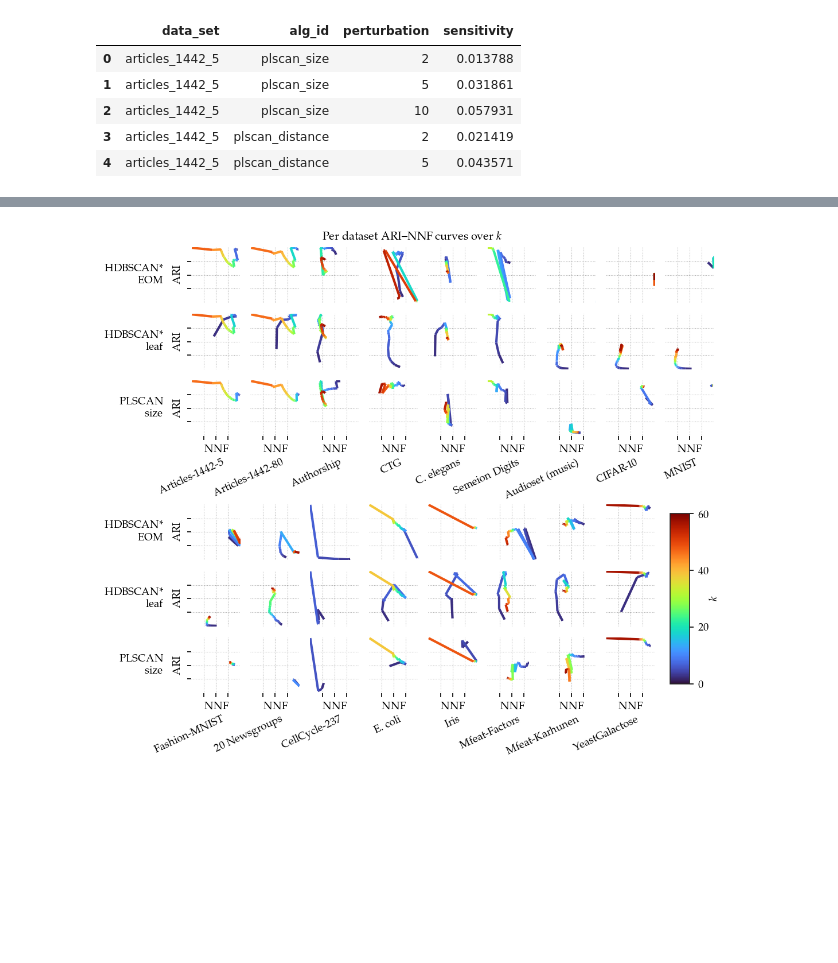
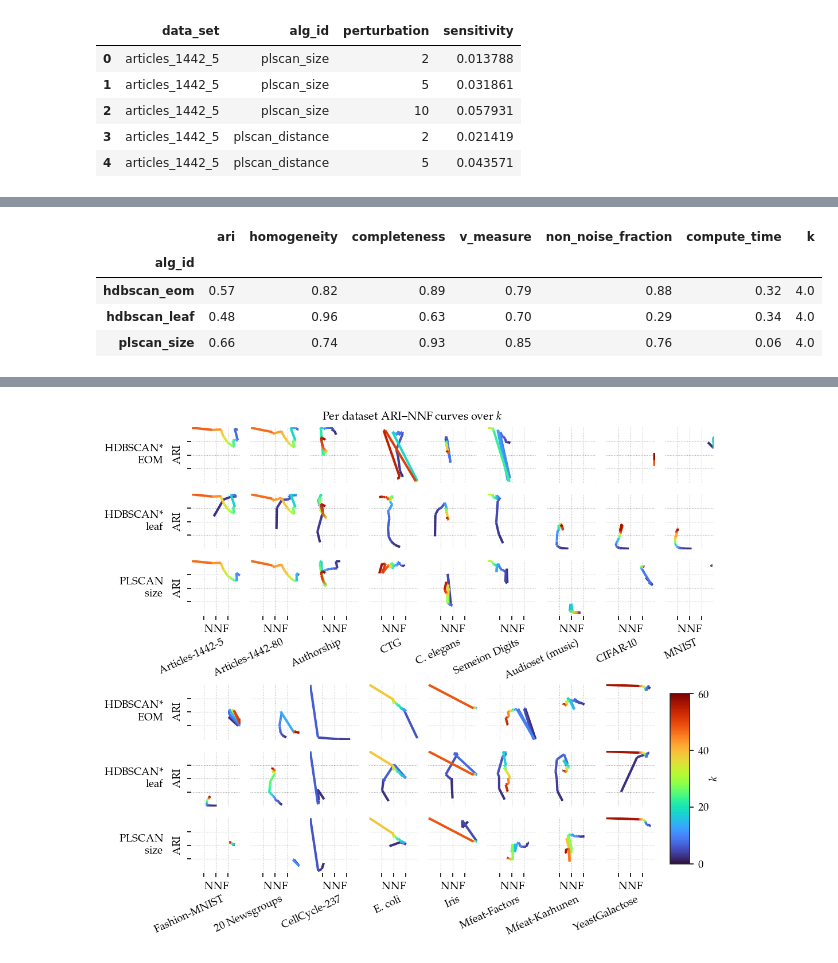
Before and after one commit to JelmerBot/fast_plscan, a Jupyter notebook: docs/_paper_figures.ipynb, the cells around one changed output, grey strips where cells are left out. Saved outputs shown, nothing was run; the diff lists cells and outputs as text; code cells hidden in the pictures; blank space fills up the shorter version.

```diff
--- a/docs/_paper_figures.ipynb
+++ b/docs/_paper_figures.ipynb
@@ -675,3 +675,17 @@ plt.show()
+# %%
+(
+    sub_df.drop(columns=["data_set", "alg_config"])
+    .query("alg_id in @alg_ids")
+    .groupby("alg_id")
+    .agg(np.median)
+    .round(2)
+)
+# %% [output]
+|  | ari | homogeneity | completeness | v_measure | non_noise_fraction | compute_time | k |
+| alg_id |  |  |  |  |  |  |  |
+| hdbscan_eom | 0.57 | 0.82 | 0.89 | 0.79 | 0.88 | 0.32 | 4.0 |
+| hdbscan_leaf | 0.48 | 0.96 | 0.63 | 0.70 | 0.29 | 0.34 | 4.0 |
+| plscan_size | 0.66 | 0.74 | 0.93 | 0.85 | 0.76 | 0.06 | 4.0 |
 # %%
 perturbations = {
     2: "$\\Delta k = 2$",
```
Also changed, not shown: parts of 4 cells of this notebook, 3 other files.
